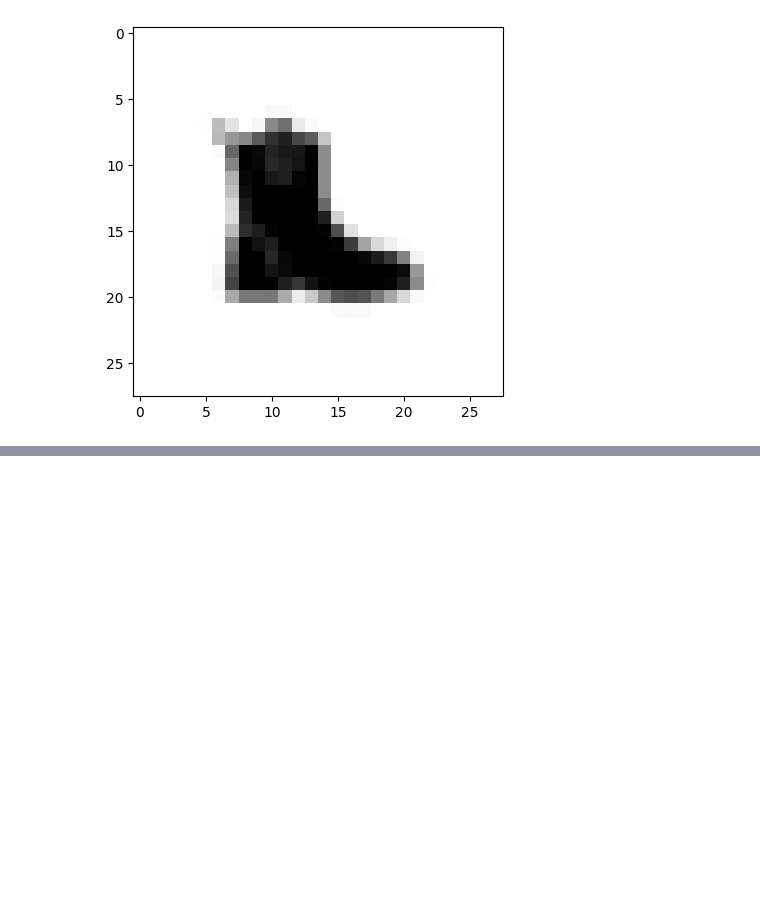
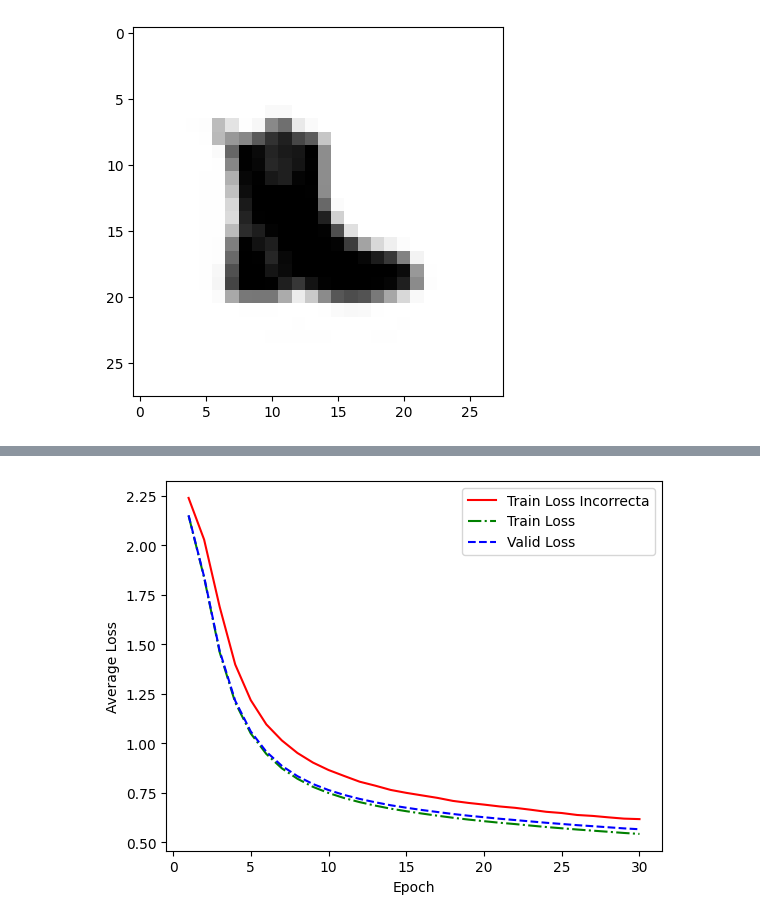
Before and after one commit to Benja2133/Guias-RedesNeuronales, a Jupyter notebook: redes_neuronales_2025_guia_11.ipynb, the cells around one changed output, grey strips where cells are left out. Drawn from its saved outputs; the diff is of its cells as text; code cells hidden in the pictures; blank space fills up the shorter version.

```diff
--- a/redes_neuronales_2025_guia_11.ipynb
+++ b/redes_neuronales_2025_guia_11.ipynb
@@ -545 +545,13 @@ Confianza: 12.82%
 Predicción: Ankle boot
+# %%
+#5.10)
+plt.xlabel("Epoch")
+plt.ylabel("Average Loss")
+plt.plot(range(1,len(list_train_avg_loss_incorrecta)+1), list_train_avg_loss_incorrecta, label="Train Loss Incorrecta",linestyle='-', c='red')
+plt.plot(range(1,len(list_train_avg_loss)+1), list_train_avg_loss, label="Train Loss",linestyle='-.', c='green')
+plt.plot(range(1,len(list_valid_avg_loss)+1), list_valid_avg_loss, label="Valid Loss",linestyle='--', c='blue')
+plt.legend()
+#plt.title("")
+plt.show()
+# %% [output]
+[figure, added]
```
Also changed, not shown: parts of 7 cells of this notebook, 2 other files.
